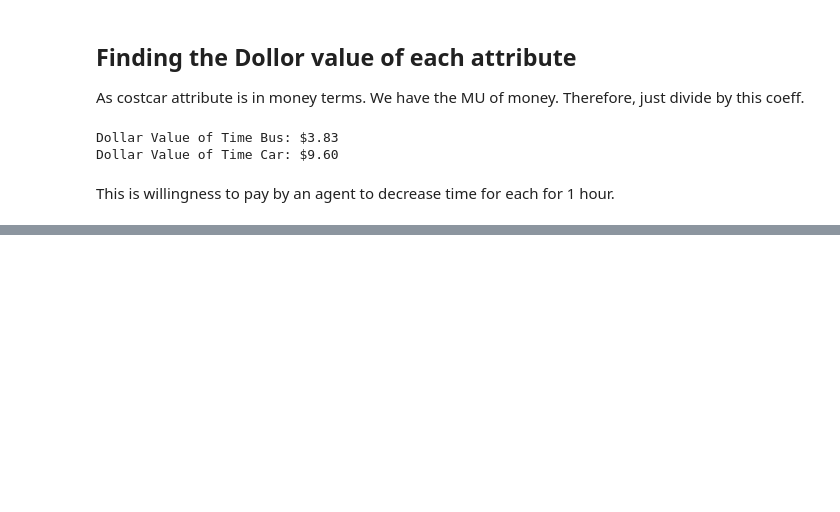
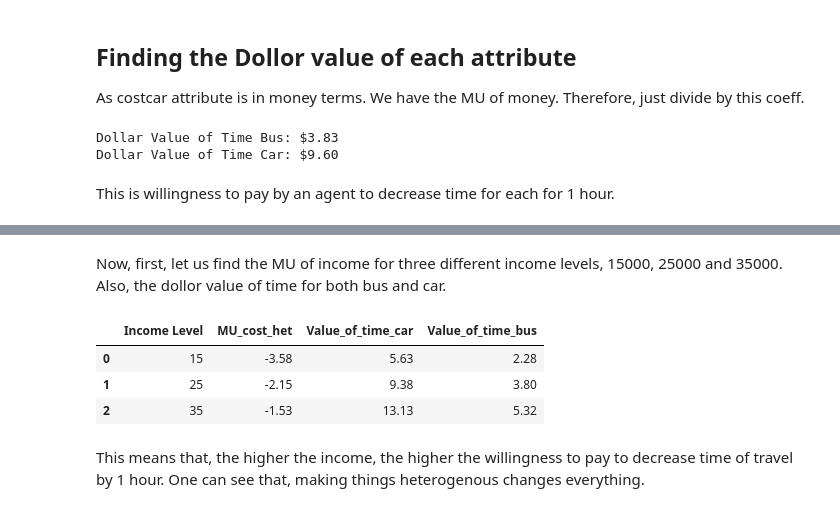
Before and after one commit to M-Naderitabar/StructuralEconometrics, a Jupyter notebook: Structural Econometrics Projects/Topics in Advanced Econometrics/2- Logit/LogitModel.ipynb, the cells around one changed output, grey strips where cells are left out. Saved outputs shown, nothing was run; the diff lists cells and outputs as text; code cells hidden in the pictures; blank space fills up the shorter version.

```diff
--- a/Structural Econometrics Projects/Topics in Advanced Econometrics/2- Logit/LogitModel.ipynb
+++ b/Structural Econometrics Projects/Topics in Advanced Econometrics/2- Logit/LogitModel.ipynb
@@ -17,8 +19,6 @@ Index(['id', 'mode', 'time.car', 'cost.car', 'time.bus', 'cost.bus',
        'marital_status', 'output', 'Married'],
       dtype='object')
 # %%
-import statsmodels.api as sm
-
 # Define the dependent variable
 y = df['output']
 
@@ -29,10 +29,10 @@ X = df[['time.car', 'cost.car', 'time.bus']]
 X = sm.add_constant(X)
 
 # Fit the binary logit model
-logit_model = sm.Logit(y, X)
-result = logit_model.fit()
+logit_model_1 = sm.Logit(y, X)
+result1 = logit_model_1.fit()
 # Print the summary of the model
-print(result.summary())
+print(result1.summary())
 # %% [output]
 Optimization terminated successfully.
          Current function value: 0.600470
@@ -153,0 +204,19 @@ time.bus          0.1359      0.029      4.719      0.000       0.079       0.19
+# %% [markdown]
+Now, first, let us find the MU of income for three different income levels, 15000, 25000 and 35000. Also, the dollor value of time for both bus and car.
+# %%
+income_levels = [15,25,35]
+MU_cost_het = costcar_coefficient/income_levels
+timecar_coefficient = coefficients['time.car']
+timebus_coefficient = coefficients['time.bus']
+
+df_income_levels = pd.DataFrame({'Income Level': income_levels, 'MU_cost_het': MU_cost_het})
+df_income_levels['Value_of_time_car'] = np.abs(timecar_coefficient / MU_cost_het * 60)
+df_income_levels['Value_of_time_bus'] = np.abs(timebus_coefficient / MU_cost_het * 60)
+df_income_levels.round(2)
+# %% [output]
+|  | Income Level | MU_cost_het | Value_of_time_car | Value_of_time_bus |
+| 0 | 15 | -3.58 | 5.63 | 2.28 |
+| 1 | 25 | -2.15 | 9.38 | 3.80 |
+| 2 | 35 | -1.53 | 13.13 | 5.32 |
+# %% [markdown]
+This means that, the higher the income, the higher the willingness to pay to decrease time of travel by 1 hour. One can see that, making things heterogenous changes everything.
```
Also changed, not shown: parts of 30 cells of this notebook, 4 other files.
